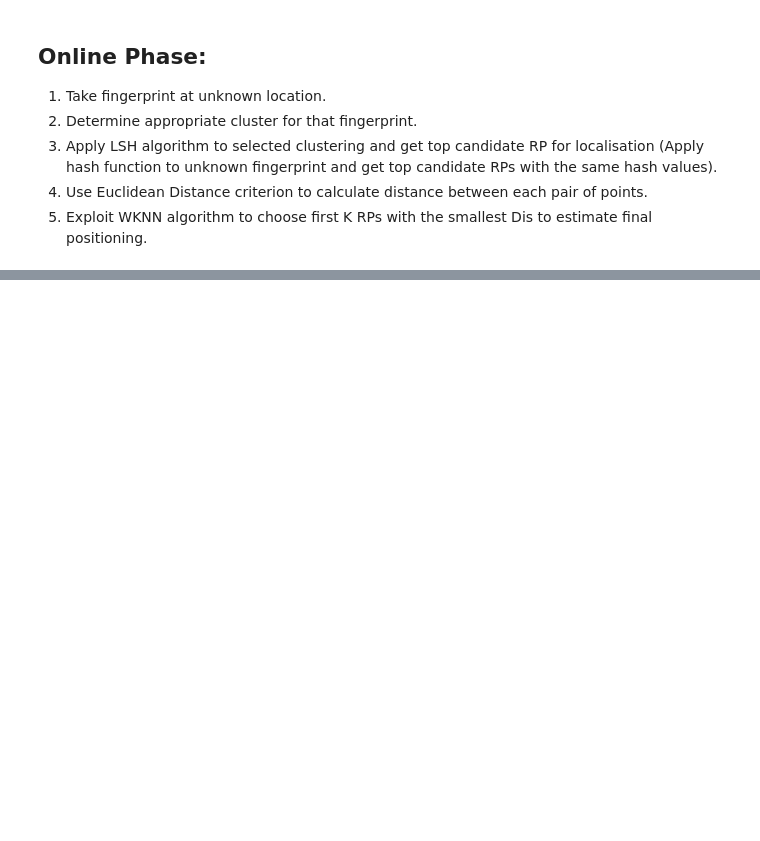
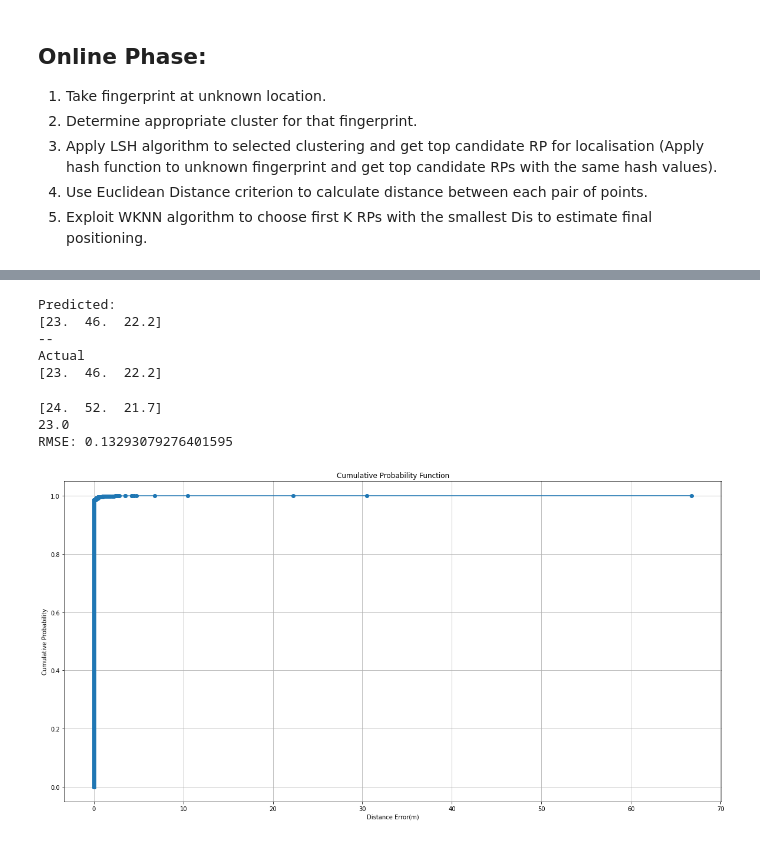
Before and after one commit to jinyangp/dso_localisation, a Jupyter notebook: wknn/model_wknn.ipynb, the cells around one changed output, grey strips where cells are left out. Drawn from its saved outputs; the diff is of its cells as text; code cells hidden in the pictures; blank space fills up the shorter version.

Commit message:
completed initial testing

```diff
--- a/wknn/model_wknn.ipynb
+++ b/wknn/model_wknn.ipynb
@@ -554,0 +534,29 @@ Actual
+# %%
+# Testing on one sample
+
+# Let's try on one test point for now
+# Use clustering to predict cluster of unknown fingerprint
+X_test_sample = X_test[0]
+y_test_sample = y_test[0]
+
+predicted_cluster = kmeans_model.predict([X_test_sample])[0]
+
+# Apply LSH hash function to get cluster for unknown fingerprint
+r, b, hash_vals = hash_dict[predicted_cluster]['r'], hash_dict[predicted_cluster]['b'], hash_dict[predicted_cluster]['hashs']
+
+# print(X_test_sample.shape)
+hashed_value = math.floor((np.dot(alpha_vector, X_test_sample) + b) / r)
+# print(hashed_value)
+# print(hash_vals[hashed_value])
+
+print('Predicted:')
+print(wknn(y_test_sample, hash_vals[hashed_value]))
+print('--')
+print('Actual')
+print(rp_dict[y_test_sample])
+# %% [output]
+Predicted:
+[23.  46.  22.2]
+--
+Actual
+[23.  46.  22.2]
@@ -554,0 +603,51 @@ Actual
+# %%
+def get_disterr(actual, predicted):
+
+    x_error = (actual[0] - predicted[0])**2
+    y_error = (actual[1] - predicted[1])**2
+    z_error = (actual[2] - predicted[2])**2
+    return x_error + y_error + z_error
+
+def get_errcdf(errors):
+    # Sort the array
+    sorted_data = np.sort(errors)
+
+    # Calculate cumulative probabilities
+    n = len(sorted_data)
+    cumulative_probs = np.arange(1, n + 1) / n
+
+    return (sorted_data, cumulative_probs)
+
+err_sum = 0
+dist_errors = []
+
+print(rp_dict[y_test[i]])
+print(y_pred[0][0])
+
+for i in range(len(y_pred)):
+
+    actual_coords = rp_dict[y_test[i]]
+    err = get_disterr(actual_coords, y_pred[i])
+    err_sum += err
+    dist_errors.append(err)
+
+sorted_errors, cdf_vals = get_errcdf(dist_errors)
+
+print(f'RMSE: {np.sqrt((err_sum/len(y_pred)))}')
+# %% [output]
+[24.  52.  21.7]
+23.0
+RMSE: 0.13293079276401595
+# %%
+import matplotlib.pyplot as plt
+
+plt.rcParams['figure.figsize'] = [20, 10]
+
+plt.plot(sorted_errors, cdf_vals, marker='o')
+plt.xlabel('Distance Error(m)')
+plt.ylabel('Cumulative Probability')
+plt.title('Cumulative Probability Function')
+plt.grid(True)
+plt.show()
+# %% [output]
+[figure, added]
```
Also changed, not shown: parts of 11 cells of this notebook.
